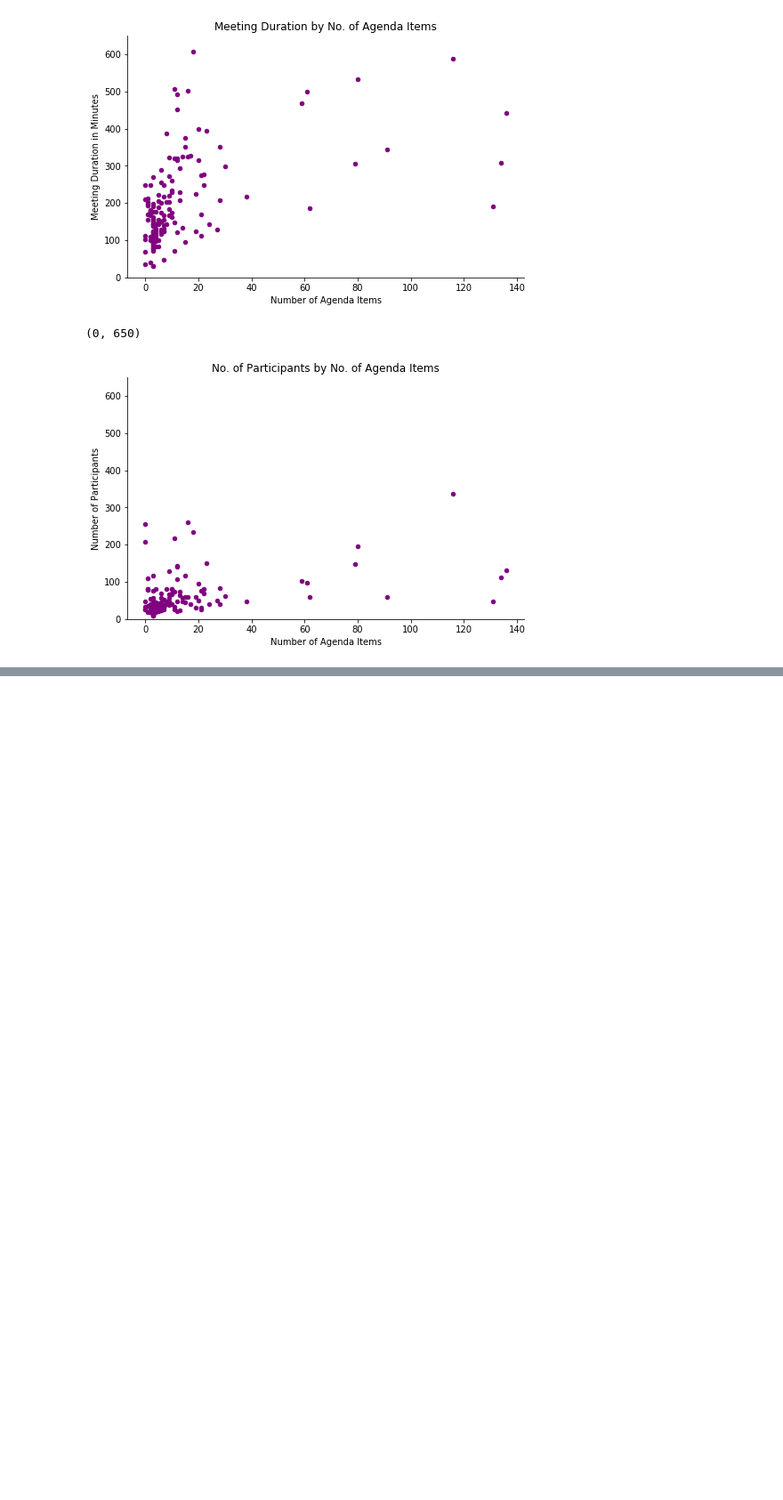
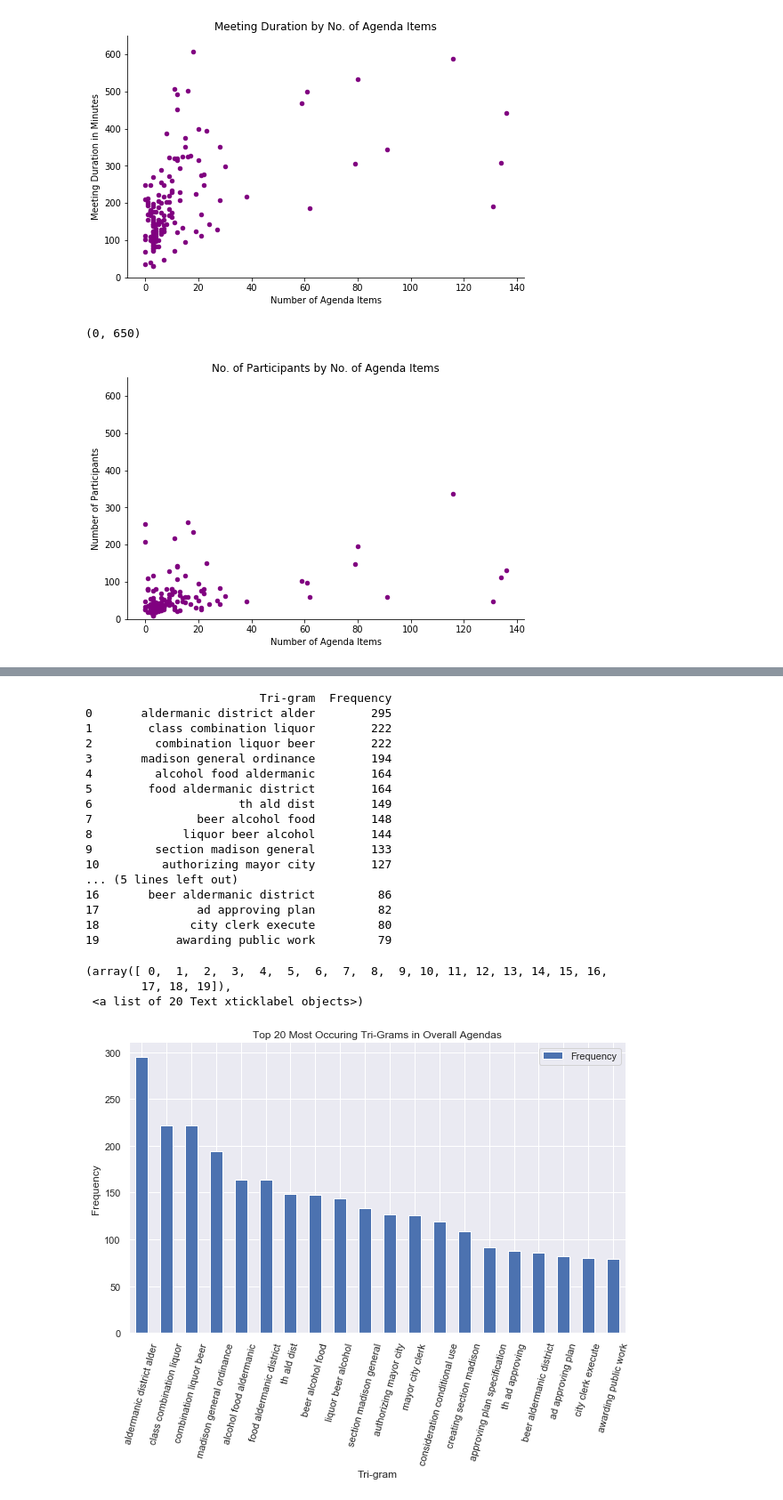
Before and after one commit to terryghanty/cs638, a Jupyter notebook: meetings/meetings.ipynb, the cells around one changed output, grey strips where cells are left out. Shown: that part at 89% size. Drawn from its saved outputs; the diff is of its cells as text; code cells hidden in the pictures; blank space fills up the shorter version.

```diff
--- a/meetings/meetings.ipynb
+++ b/meetings/meetings.ipynb
@@ -375,0 +645,52 @@ ax.set_ylim(0,650)
+# %%
+# Most frequently occuring Tri-grams
+def get_top_n3_words(corpus, n=None):
+    vec1 = CountVectorizer(ngram_range=(3,3),
+           max_features=2000).fit(corpus)
+    bag_of_words = vec1.transform(corpus)
+    sum_words = bag_of_words.sum(axis=0)
+    words_freq = [(word, sum_words[0, idx]) for word, idx in
+                  vec1.vocabulary_.items()]
+    words_freq =sorted(words_freq, key = lambda x: x[1],
+                reverse=True)
+    return words_freq[:n]
+
+# Convert most freq trigrams to dataframe for plotting bar plot, save as CSV
+top3_words = get_top_n3_words(corpus, n=20)
+top3_df = DataFrame(top3_words)
+top3_df.columns=["Tri-gram", "Frequency"]
+print(top3_df)
+top3_df.to_csv( '_trigrams.csv')
+
+# Barplot of most freq Tri-grams
+fig, ax = plt.subplots(figsize = (10,6))
+
+top3_df.plot.bar(x="Tri-gram",ax=ax)
+
+ax.set_ylabel("Frequency")
+ax.spines['right'].set_visible(False)
+ax.spines['top'].set_visible(False)
+ax.set_title('Top 20 Most Occuring Tri-Grams in Overall Agendas')
+plt.xticks(rotation=75)
+# %% [output]
+                         Tri-gram  Frequency
+0       aldermanic district alder        295
+1        class combination liquor        222
+2         combination liquor beer        222
+3       madison general ordinance        194
+4         alcohol food aldermanic        164
+5        food aldermanic district        164
+6                     th ald dist        149
+7               beer alcohol food        148
+8             liquor beer alcohol        144
+9         section madison general        133
+10         authorizing mayor city        127
+... (5 lines left out)
+16       beer aldermanic district         86
+17              ad approving plan         82
+18             city clerk execute         80
+19           awarding public work         79
+(array([ 0,  1,  2,  3,  4,  5,  6,  7,  8,  9, 10, 11, 12, 13, 14, 15, 16,
+        17, 18, 19]),
+ <a list of 20 Text xticklabel objects>)
+[figure, added]
```
Also changed, not shown: parts of 29 cells of this notebook, 11 other files.
